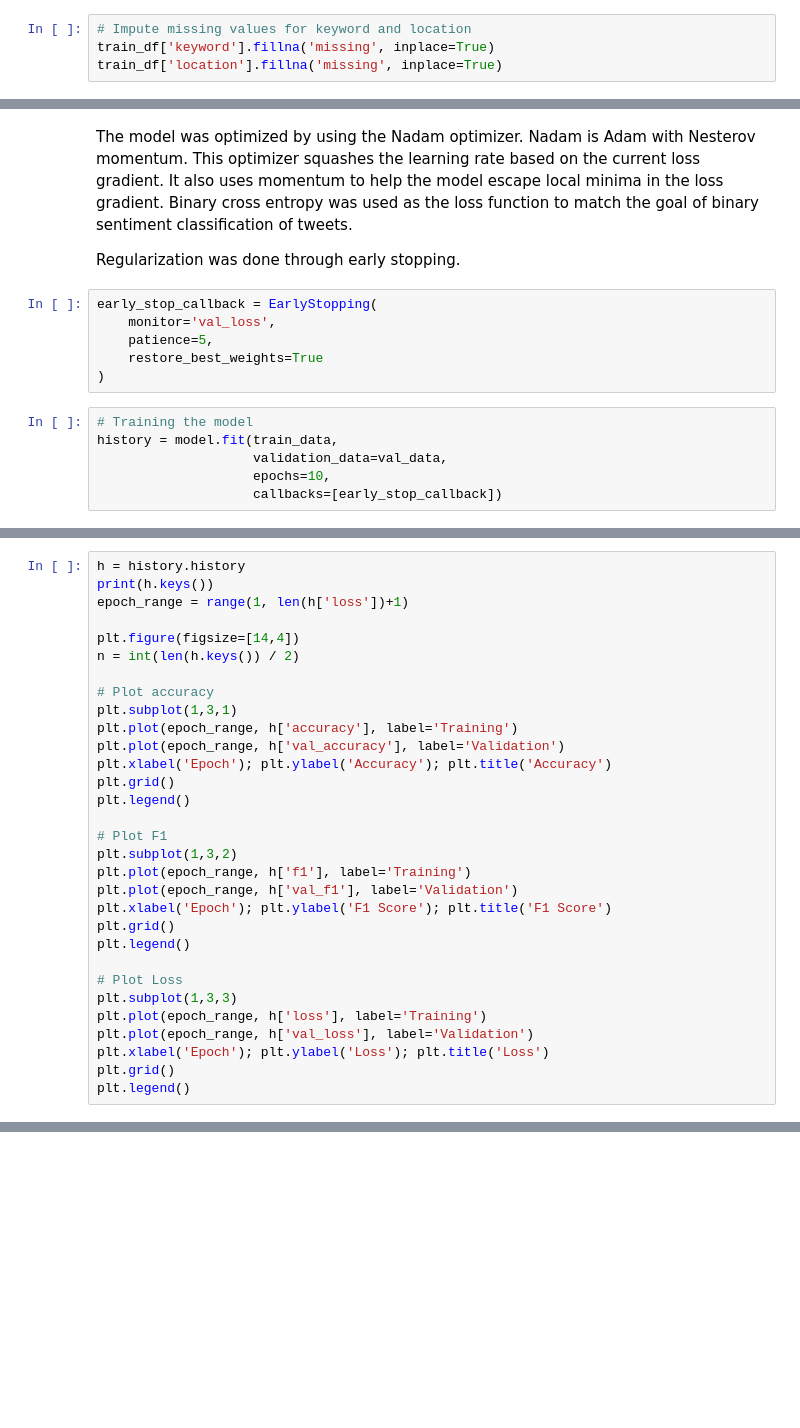
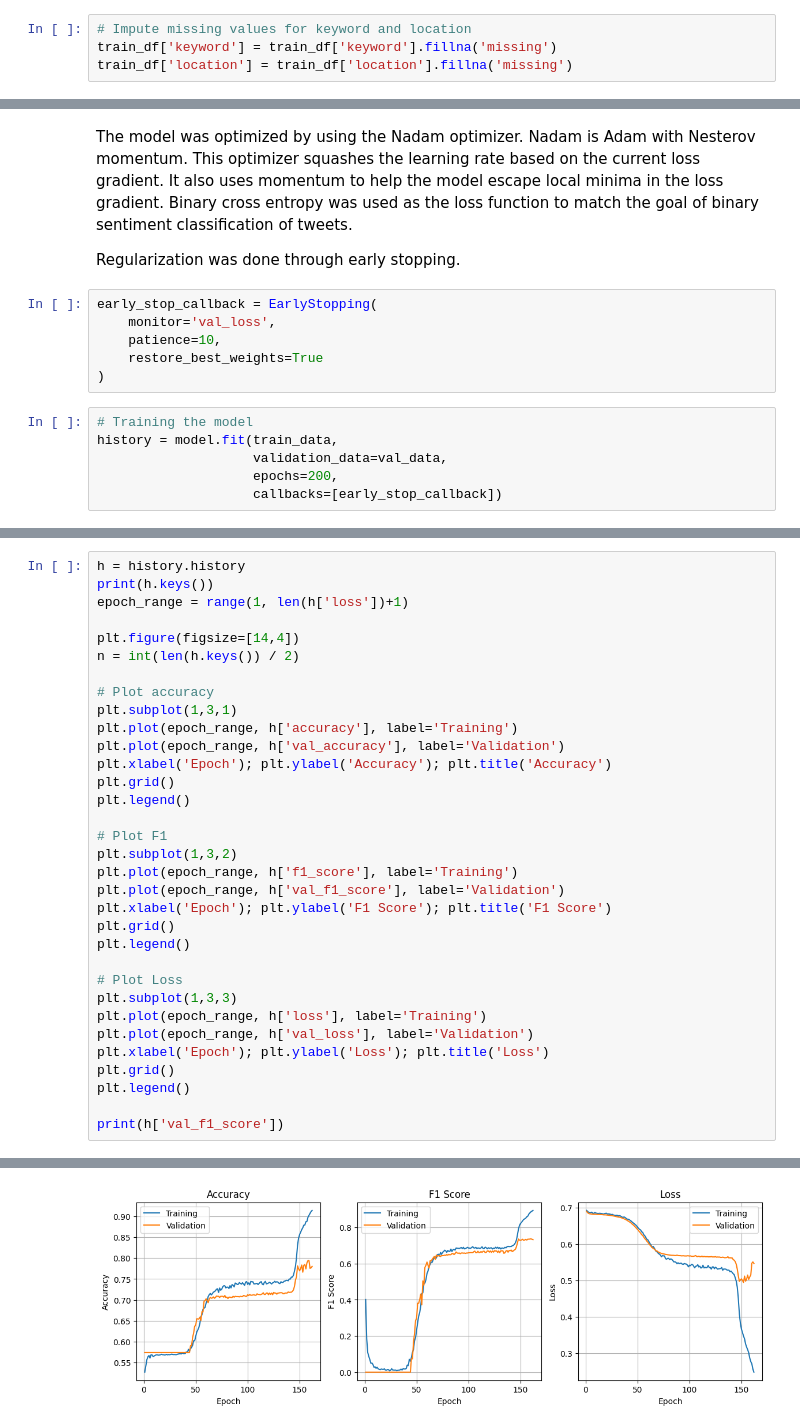
Before and after one commit to wtbtucker/nlp-disaster, a Jupyter notebook: nlp_disaster.ipynb, the cells around one changed output, grey strips where cells are left out. Drawn from its saved outputs; the diff is of its cells as text; blank space fills up the shorter version.

```diff
--- a/nlp_disaster.ipynb
+++ b/nlp_disaster.ipynb
@@ -273,8 +270,8 @@ train_df['lemm_text'].head()
 Name: lemm_text, dtype: object
 # %%
 # Impute missing values for keyword and location
-train_df['keyword'].fillna('missing', inplace=True)
-train_df['location'].fillna('missing', inplace=True)
+train_df['keyword'] = train_df['keyword'].fillna('missing')
+train_df['location'] = train_df['location'].fillna('missing')
 # %% [markdown]
 # Model Building and Training
 I will use tensorflow's TextVectorization layer. This class has a standardize method but it cannot remove urls so I standardized the text myself prior to passing it to TextVectorization.  The required input is a sequence of words so I will join my lemmatized lists back into strings. I chose 30 words as the sequence length based on the graphs of word count seen above
@@ -410,12 +432,12 @@ Regularization was done through early stopping.
 # %%
 early_stop_callback = EarlyStopping(
     monitor='val_loss',
-    patience=5,
+    patience=10,
     restore_best_weights=True
 )
 # %%
 # Training the model
 history = model.fit(train_data,
                     validation_data=val_data,
-                    epochs=10,
+                    epochs=200,
                     callbacks=[early_stop_callback])
@@ -437,8 +477,8 @@ plt.legend()
 
 # Plot F1
 plt.subplot(1,3,2)
-plt.plot(epoch_range, h['f1'], label='Training')
-plt.plot(epoch_range, h['val_f1'], label='Validation')
+plt.plot(epoch_range, h['f1_score'], label='Training')
+plt.plot(epoch_range, h['val_f1_score'], label='Validation')
 plt.xlabel('Epoch'); plt.ylabel('F1 Score'); plt.title('F1 Score')
 plt.grid()
 plt.legend()
@@ -450,3 +490,6 @@ plt.plot(epoch_range, h['val_loss'], label='Validation')
 plt.xlabel('Epoch'); plt.ylabel('Loss'); plt.title('Loss')
 plt.grid()
 plt.legend()
+
+print(h['val_f1_score'])
+# %% [output]
@@ -453,3 +498,4 @@ plt.legend()
+[figure, added]
 # %%
 # Create clean dataset for test data
 test_lowercase = test_df['text'].str.lower()
```
Also changed, not shown: parts of 17 cells of this notebook, 1 other file.
